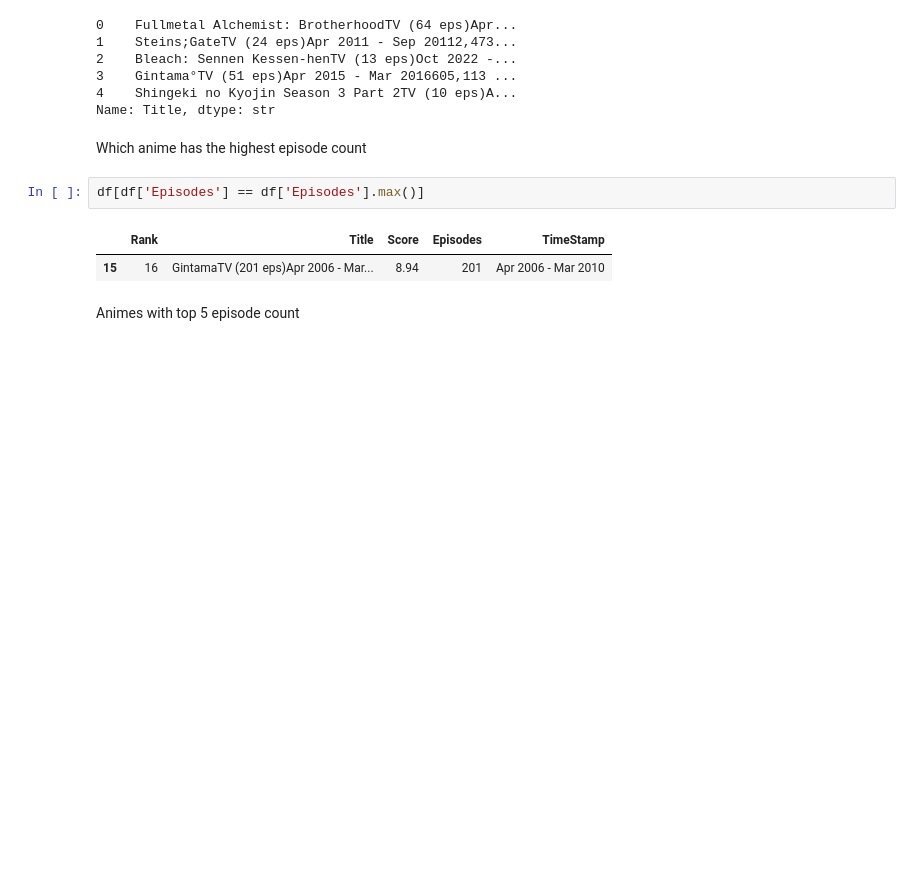
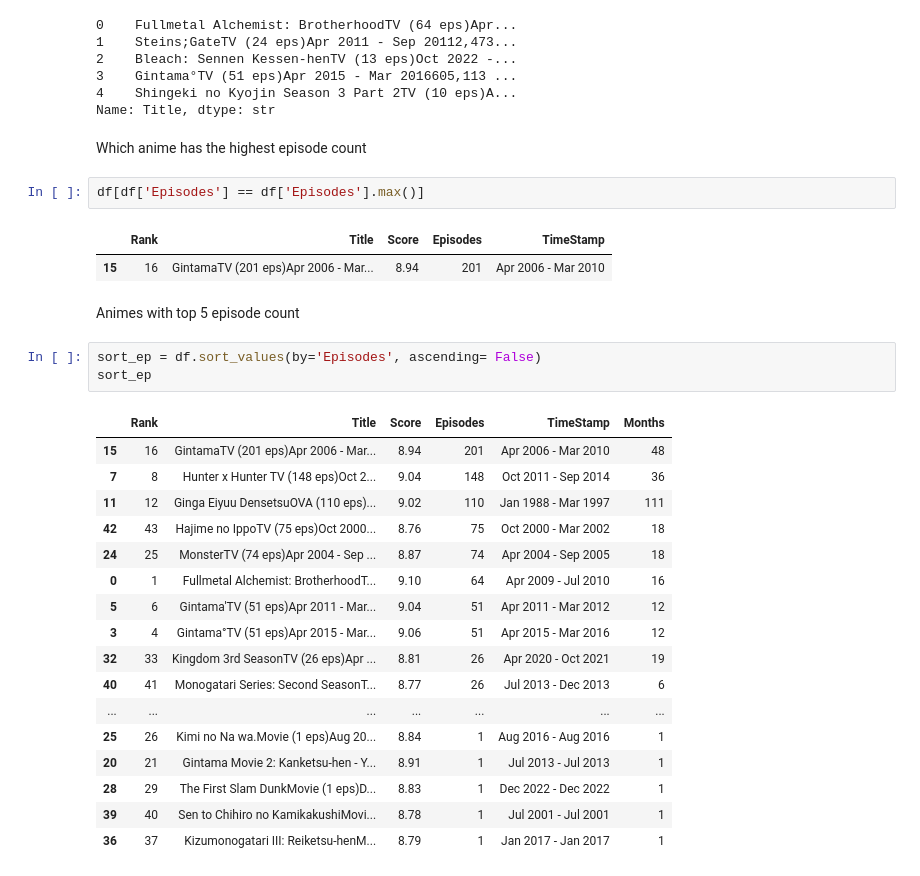
Before and after one commit to SVyeole08/Pandas-for-DataScience, a Jupyter notebook: Projects/FeatureExtraction.ipynb, the cells around one changed output. Cells and saved outputs as stored; diff of their text form; blank space fills up the shorter version.

```diff
--- a/Projects/FeatureExtraction.ipynb
+++ b/Projects/FeatureExtraction.ipynb
@@ -126,3 +163,24 @@ df[df['Episodes'] == df['Episodes'].max()]
 | 15 | 16 | GintamaTV (201 eps)Apr 2006 - Mar... | 8.94 | 201 | Apr 2006 - Mar 2010 |
 # %% [markdown]
 Animes with top 5 episode count
+# %%
+sort_ep = df.sort_values(by='Episodes', ascending= False)
+sort_ep
+# %% [output]
+|  | Rank | Title | Score | Episodes | TimeStamp | Months |
+| 15 | 16 | GintamaTV (201 eps)Apr 2006 - Mar... | 8.94 | 201 | Apr 2006 - Mar 2010 | 48 |
+| 7 | 8 | Hunter x Hunter TV (148 eps)Oct 2... | 9.04 | 148 | Oct 2011 - Sep 2014 | 36 |
+| 11 | 12 | Ginga Eiyuu DensetsuOVA (110 eps)... | 9.02 | 110 | Jan 1988 - Mar 1997 | 111 |
+| 42 | 43 | Hajime no IppoTV (75 eps)Oct 2000... | 8.76 | 75 | Oct 2000 - Mar 2002 | 18 |
+| 24 | 25 | MonsterTV (74 eps)Apr 2004 - Sep ... | 8.87 | 74 | Apr 2004 - Sep 2005 | 18 |
+| 0 | 1 | Fullmetal Alchemist: BrotherhoodT... | 9.10 | 64 | Apr 2009 - Jul 2010 | 16 |
+| 5 | 6 | Gintama'TV (51 eps)Apr 2011 - Mar... | 9.04 | 51 | Apr 2011 - Mar 2012 | 12 |
+| 3 | 4 | Gintama°TV (51 eps)Apr 2015 - Mar... | 9.06 | 51 | Apr 2015 - Mar 2016 | 12 |
+| 32 | 33 | Kingdom 3rd SeasonTV (26 eps)Apr ... | 8.81 | 26 | Apr 2020 - Oct 2021 | 19 |
+| 40 | 41 | Monogatari Series: Second SeasonT... | 8.77 | 26 | Jul 2013 - Dec 2013 | 6 |
+| ... | ... | ... | ... | ... | ... | ... |
+| 25 | 26 | Kimi no Na wa.Movie (1 eps)Aug 20... | 8.84 | 1 | Aug 2016 - Aug 2016 | 1 |
+| 20 | 21 | Gintama Movie 2: Kanketsu-hen - Y... | 8.91 | 1 | Jul 2013 - Jul 2013 | 1 |
+| 28 | 29 | The First Slam DunkMovie (1 eps)D... | 8.83 | 1 | Dec 2022 - Dec 2022 | 1 |
+| 39 | 40 | Sen to Chihiro no KamikakushiMovi... | 8.78 | 1 | Jul 2001 - Jul 2001 | 1 |
+| 36 | 37 | Kizumonogatari III: Reiketsu-henM... | 8.79 | 1 | Jan 2017 - Jan 2017 | 1 |
```
Also changed, not shown: parts of 6 cells of this notebook.
